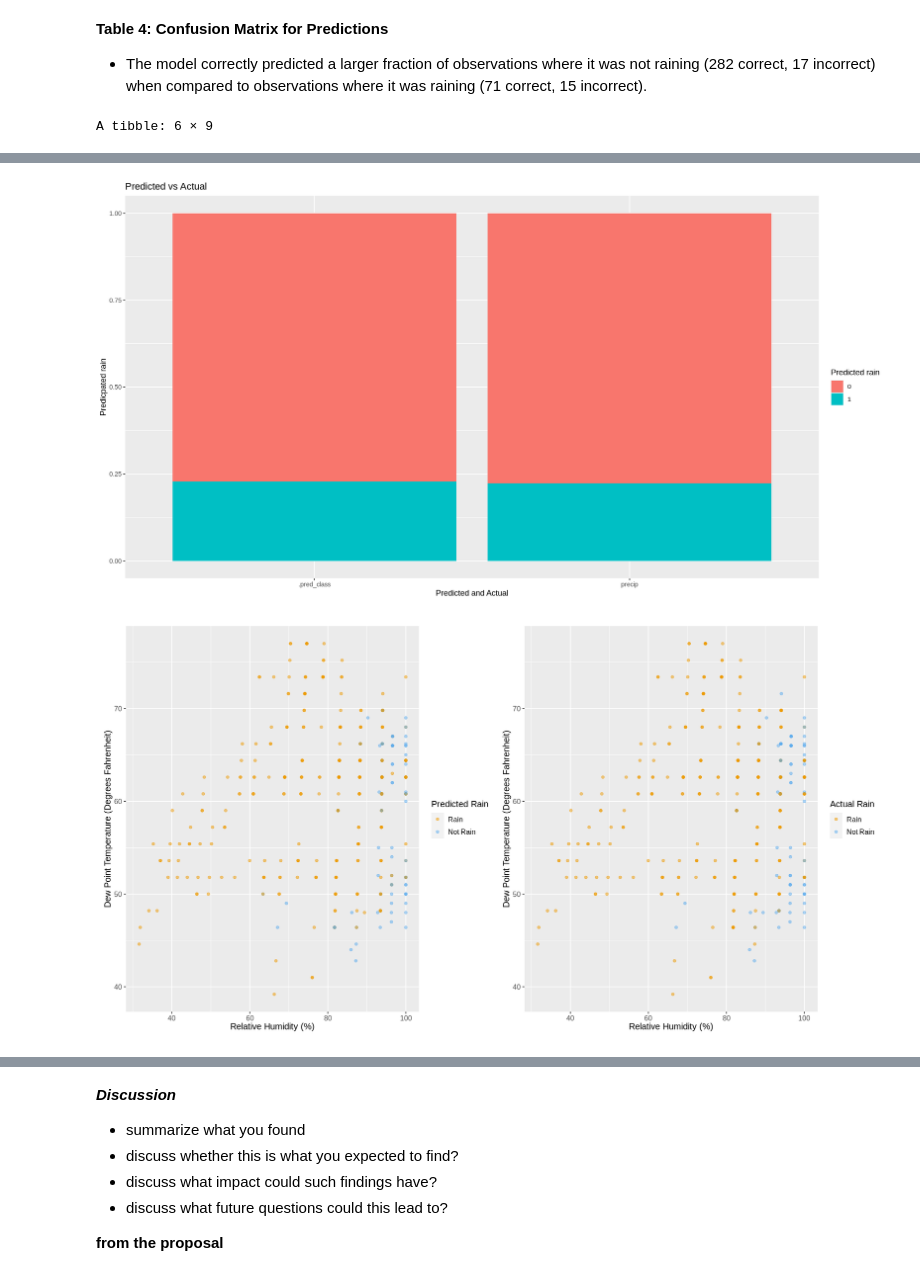
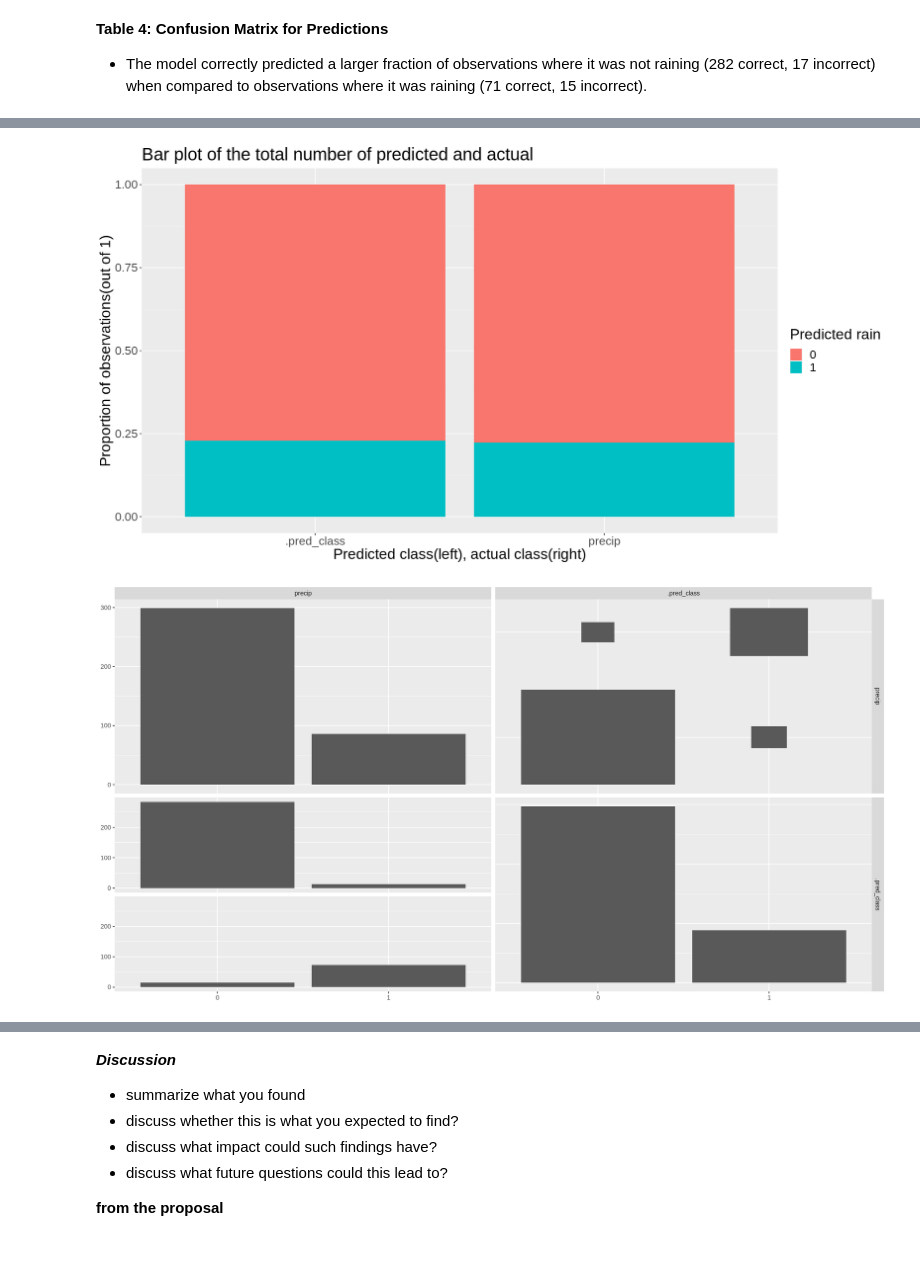
Before and after one commit to joobjoobsi/DSCI-group-44-project, a Jupyter notebook: GroupProject.ipynb, the cells around one changed output, grey strips where cells are left out. Drawn from its saved outputs; the diff is of its cells as text; code cells hidden in the pictures.

Commit message:
Made some changes to visualizations (correct text size, title, y and x axis....)

```diff
--- a/GroupProject.ipynb
+++ b/GroupProject.ipynb
@@ -359,73 +359,35 @@ Prediction   0   1
 #visualization of results
 library(ggplot2)
 library(patchwork)
+library(GGally)
 
+# select the columns with predicted and actual and combine two into one column
 metar_predictions_1 <- metar_predictions |>
 select(precip, .pred_class) |>
 pivot_longer(cols = precip:.pred_class,
              names_to = "values")
 
-# A <- c("Actual")
-
-# actual_result <- metar_predictions_1 |>
-# group_by(precip) |>
-# summarize(n = n()) |>
-# pivot_wider(names_from = precip,
-#             values_from = n) |>
-# cbind(A)
-
-# A <- c("Predicted")
-
-# predicted_result <- metar_predictions_1 |>
-# group_by(.pred_class) |>
-# summarize(n = n()) |>
-# pivot_wider(names_from = .pred_class,
-#             values_from = n) |>
-# cbind(A)
-
-# merged <- rbind(predicted_result, actual_result)
-
-# merged
-
-
-
-# predictions_plot <- merged |>
-# ggplot(aes(x = A, fill = 0 )) +
-#    geom_bar(position = 'fill') +
-#    xlab("Whether made an prediciton") +
-#    ylab("Predicpated") +
-#    labs(fill = "Did make a prediction") +
-#    ggtitle("Predicted vs Acutal")
-
+# create a bar plot of the total predictions
 predictions_bar_plot <- metar_predictions_1 |>
 ggplot(aes(x = values, fill = value )) +
    geom_bar(position = 'fill') +
-   xlab("Predicted and Actual") +
-   ylab("Predicpated rain") +
+   labs(x = "Predicted class(left), actual class(right)", y = "Proportion of observations(out of 1)", fill = "Precipitation(0 = no, 1 = yes") +
    labs(fill = "Predicted rain") +
-   ggtitle("Predicted vs Actual")
+   ggtitle("Bar plot of the total number of predicted and actual") +
+   theme(text = element_text(size = 20))
+predictions_bar_plot
 
-predictions_bar_plot
-head(metar_predictions)
+# matrix plot of the comparison between predicted and actual
+matrix_plot <- metar_predictions |>
+select(precip, .pred_class) |>
+ggpairs()
+matrix_plot
 
-predictions_scatter_plot_1 <- metar_predictions |>
-  ggplot(aes(x = relh, y = dwpf, color = .pred_class)) +
-  geom_point(alpha = 0.5) +
-  labs(y = "Dew Point Temperature (Degrees Fahrenheit)", x = "Relative Humidity (%)", color = "Predicted Rain") +
-  scale_color_manual(labels = c("Rain", "Not Rain"),
-                     values = c("orange2", "steelblue2")) +
-  theme(text = element_text(size = 12))
-
-predictions_scatter_plot_2 <- metar_predictions |>
-  ggplot(aes(x = relh, y = dwpf, color = precip)) +
-  geom_point(alpha = 0.5) +
-  labs(y = "Dew Point Temperature (Degrees Fahrenheit)", x = "Relative Humidity (%)", color = "Actual Rain") +
-  scale_color_manual(labels = c("Rain", "Not Rain"),
-                     values = c("orange2", "steelblue2")) +
-  theme(text = element_text(size = 12))
-
-scatter_plot <- predictions_scatter_plot_1 + predictions_scatter_plot_2
-
-scatter_plot
+# create a visualization of the accuracy of our prediction model
+slices <- c(357, 28)
+lbls <- c("Correct", "Incorrect")
+pct <- round(slices/sum(slices)*100)
+lbls <- paste(lbls, pct)
+lbls <- paste(lbls, "%", sep = "")
+pie(slices, labels = lbls, col = rainbow(length(lbls)), main = "Pie Chart of Predictions")
 # %% [output]
-A tibble: 6 × 9
@@ -440,2 +394,2 @@ A tibble: 6 × 9
-[figure, old version]
+[figure, new version]
-[figure, old version]
+[figure, new version]
```
Also changed, not shown: parts of 5 cells of this notebook.
